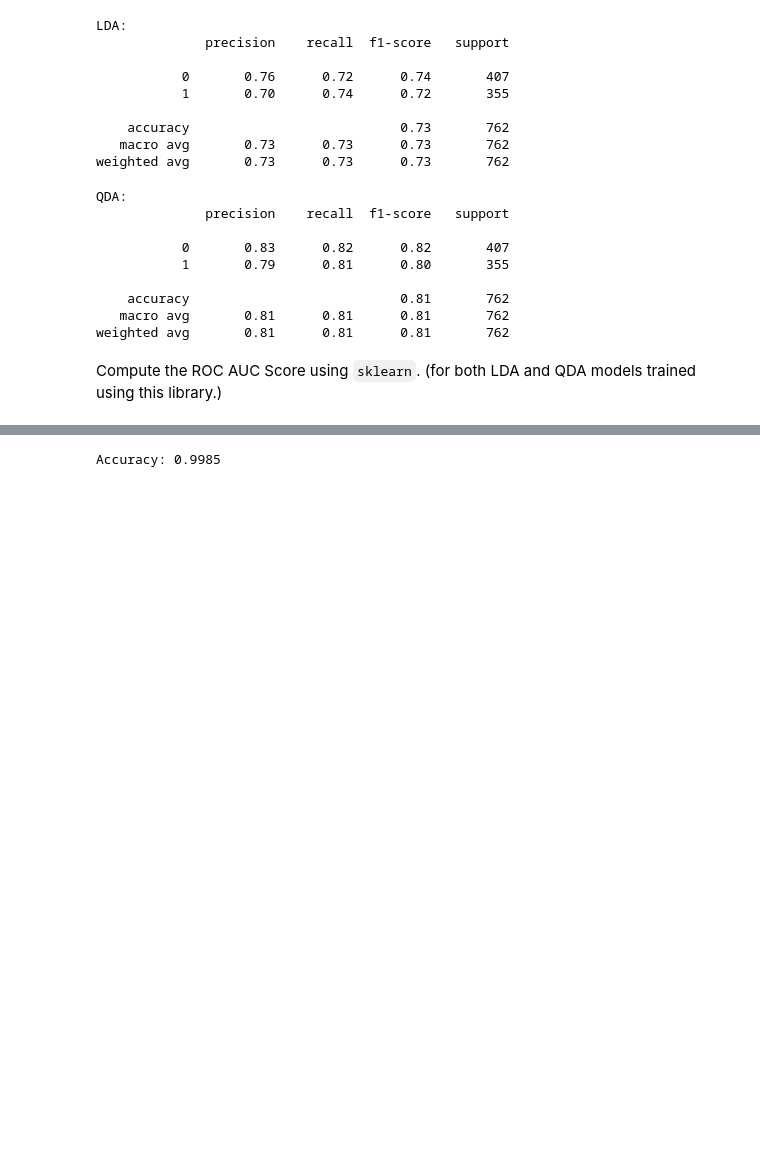
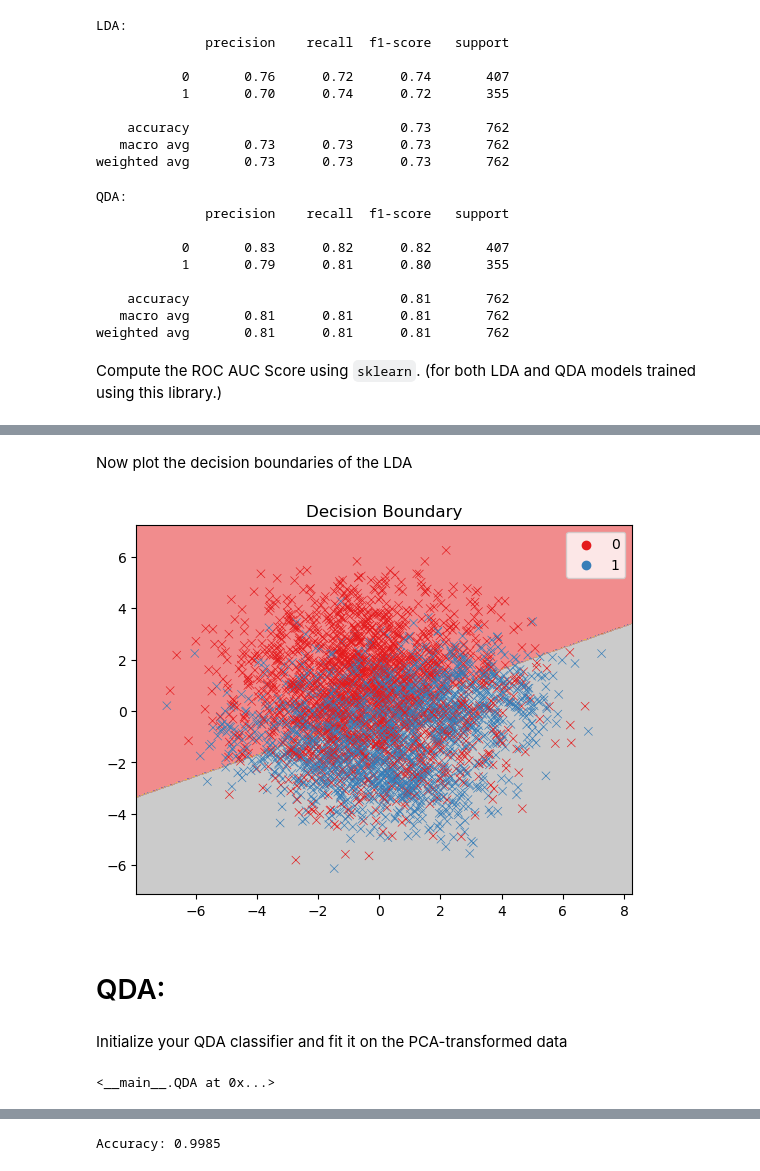
Before and after one commit to AmirMohammadFakhimi/ML-HW2, a Jupyter notebook: ML-HW-Answer.ipynb, the cells around one changed output, grey strips where cells are left out. Cells and saved outputs as stored; diff of their text form; code cells hidden in the pictures; blank space fills up the shorter version.

```diff
--- a/ML-HW-Answer.ipynb
+++ b/ML-HW-Answer.ipynb
@@ -394,0 +399,28 @@ Implement KNN and plot the decision boundary.
+# %%
+def plot_decision_boundaries(X, y, classifier):
+    """
+    Plots decision boundaries for a classifier on 2D data.
+
+    Parameters
+    ----------
+    X : array-like, shape = [n_samples, n_features]
+        2D data after PCA transformation
+    y : array-like, shape = [n_samples, ]
+        Labels for the data
+    classifier : Classifier instance
+        An instance of a classifier from sklearn with a fit method
+    """
+
+    x_min, x_max = X[:, 0].min() - 1, X[:, 0].max() + 1
+    y_min, y_max = X[:, 1].min() - 1, X[:, 1].max() + 1
+    xx, yy = np.meshgrid(np.linspace(x_min, x_max, 500),
+                         np.linspace(y_min, y_max, 500))
+
+    Z = classifier.predict(np.c_[xx.ravel(), yy.ravel()])
+    Z = Z.reshape(xx.shape)
+
+    plt.contourf(xx, yy, Z, alpha=0.5, cmap='Set1')
+    sns.scatterplot(x=X[:, 0], y=X[:, 1], hue=y, palette='Set1', marker='x')
+
+    plt.title('Decision Boundary')
+    plt.show()
@@ -394,0 +429,2 @@ Implement KNN and plot the decision boundary.
+# %%
+X_train, X_test, y_train, y_test = train_test_split(X_pca, y, test_size=0.2, random_state=42)
@@ -394,0 +440,15 @@ Implement KNN and plot the decision boundary.
+# %% [markdown]
+Now plot the decision boundaries of the LDA
+# %%
+plot_decision_boundaries(X_pca, y, db_lda)
+# %% [output]
+[figure, added]
+# %% [markdown]
+# QDA:
+# %% [markdown]
+Initialize your QDA classifier and fit it on the PCA-transformed data
+# %%
+db_qda = QDA()
+db_qda.fit(X_train, y_train)
+# %% [output]
+<__main__.QDA at 0x...>
```
Also changed, not shown: parts of 32 cells of this notebook, 1 other file.
